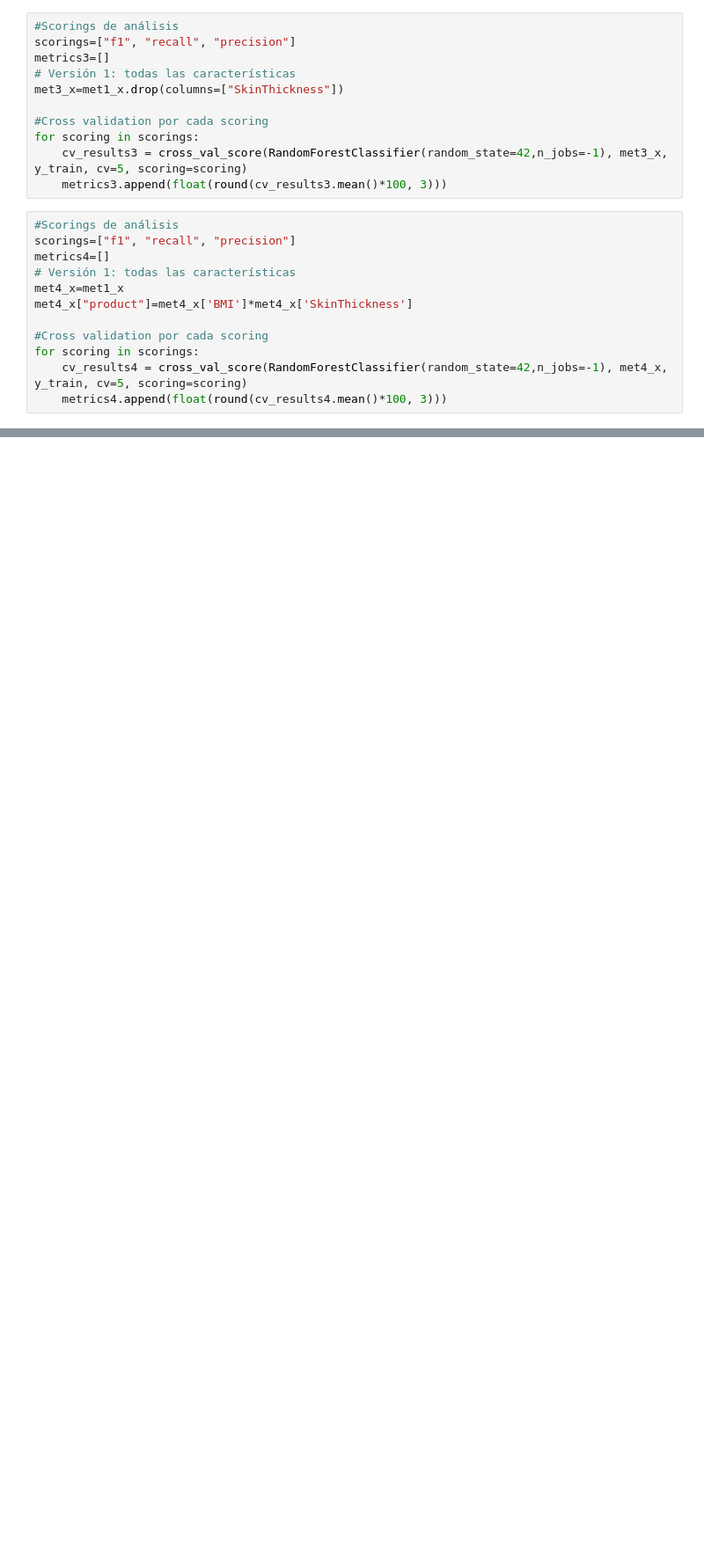
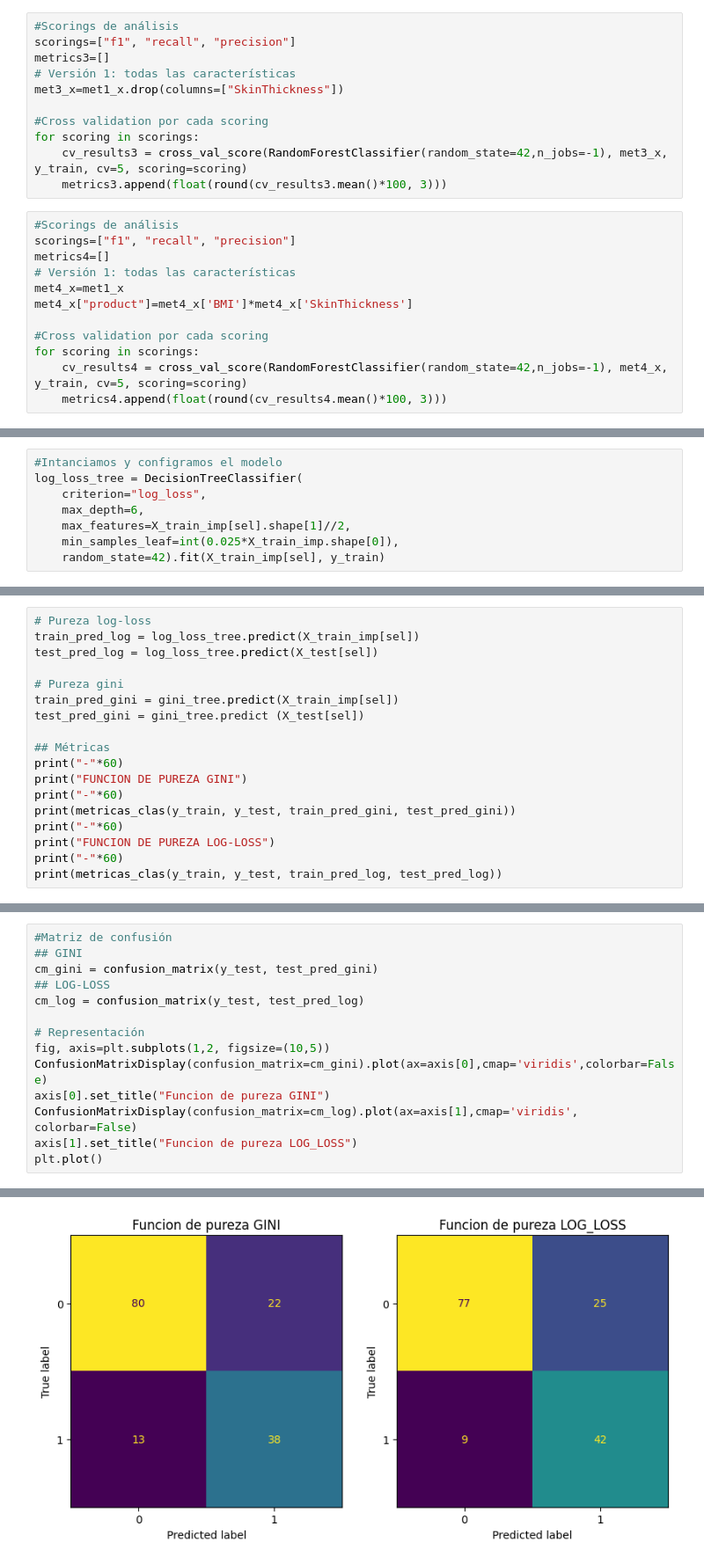
Before and after one commit to jjimvar/intro-ml, a Jupyter notebook: src/04-decission-tree.ipynb, the cells around one changed output, grey strips where cells are left out. Shown at 88% size. Saved outputs shown, nothing was run; the diff lists cells and outputs as text; blank space fills up the shorter version.

```diff
--- a/src/04-decission-tree.ipynb
+++ b/src/04-decission-tree.ipynb
@@ -849,0 +885,8 @@ Optimizacion de hiperparámetros
+# %%
+#Intanciamos y configramos el modelo
+log_loss_tree = DecisionTreeClassifier(
+    criterion="log_loss",
+    max_depth=6,
+    max_features=X_train_imp[sel].shape[1]//2,
+    min_samples_leaf=int(0.025*X_train_imp.shape[0]),
+    random_state=42).fit(X_train_imp[sel], y_train)
@@ -849,0 +927,18 @@ Optimizacion de hiperparámetros
+# %%
+# Pureza log-loss
+train_pred_log = log_loss_tree.predict(X_train_imp[sel])
+test_pred_log = log_loss_tree.predict(X_test[sel])
+
+# Pureza gini
+train_pred_gini = gini_tree.predict(X_train_imp[sel])
+test_pred_gini = gini_tree.predict (X_test[sel])
+
+## Métricas
+print("-"*60)
+print("FUNCION DE PUREZA GINI")
+print("-"*60)
+print(metricas_clas(y_train, y_test, train_pred_gini, test_pred_gini))
+print("-"*60)
+print("FUNCION DE PUREZA LOG-LOSS")
+print("-"*60)
+print(metricas_clas(y_train, y_test, train_pred_log, test_pred_log))
@@ -849,0 +960,15 @@ Optimizacion de hiperparámetros
+# %%
+#Matriz de confusión
+## GINI
+cm_gini = confusion_matrix(y_test, test_pred_gini)
+## LOG-LOSS
+cm_log = confusion_matrix(y_test, test_pred_log)
+
+# Representación
+fig, axis=plt.subplots(1,2, figsize=(10,5))
+ConfusionMatrixDisplay(confusion_matrix=cm_gini).plot(ax=axis[0],cmap='viridis',colorbar=False)
+axis[0].set_title("Funcion de pureza GINI")
+ConfusionMatrixDisplay(confusion_matrix=cm_log).plot(ax=axis[1],cmap='viridis', colorbar=False)
+axis[1].set_title("Funcion de pureza LOG_LOSS")
+plt.plot()
+# %% [output]
@@ -849,0 +976 @@ Optimizacion de hiperparámetros
+[figure, added]
```
Also changed, not shown: parts of 29 cells of this notebook, 6 other files.
